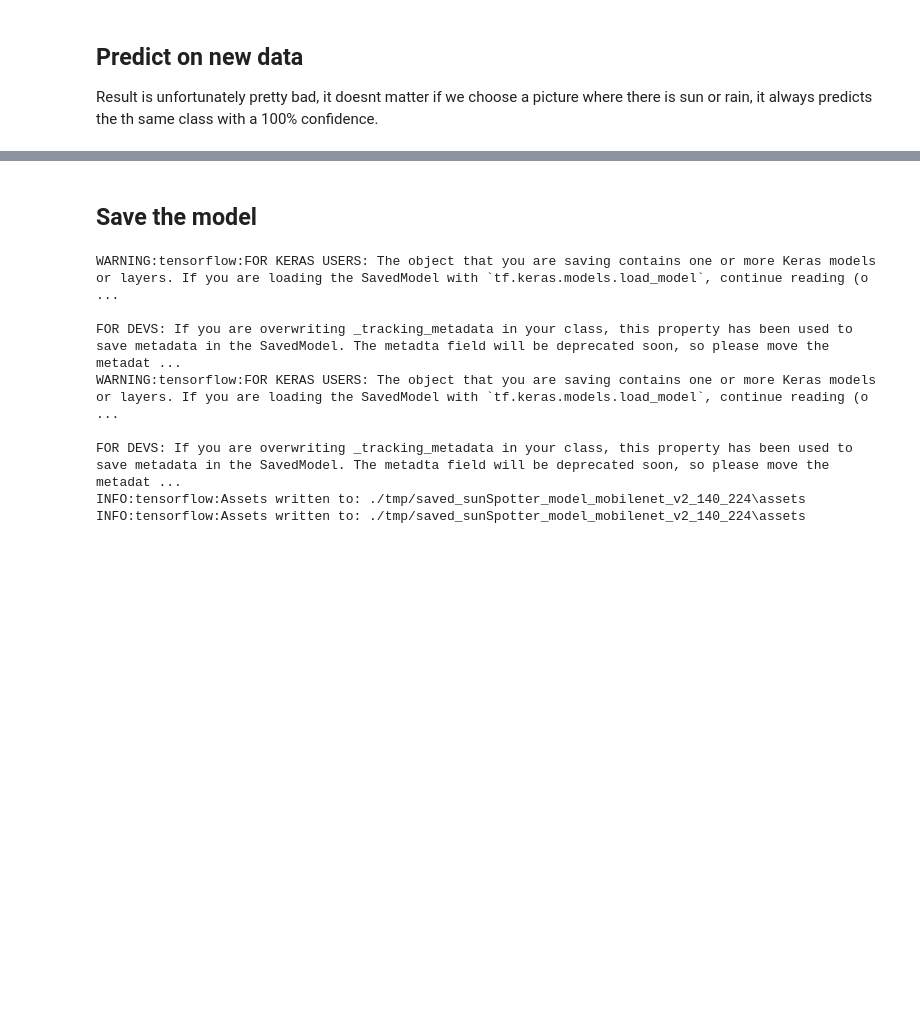
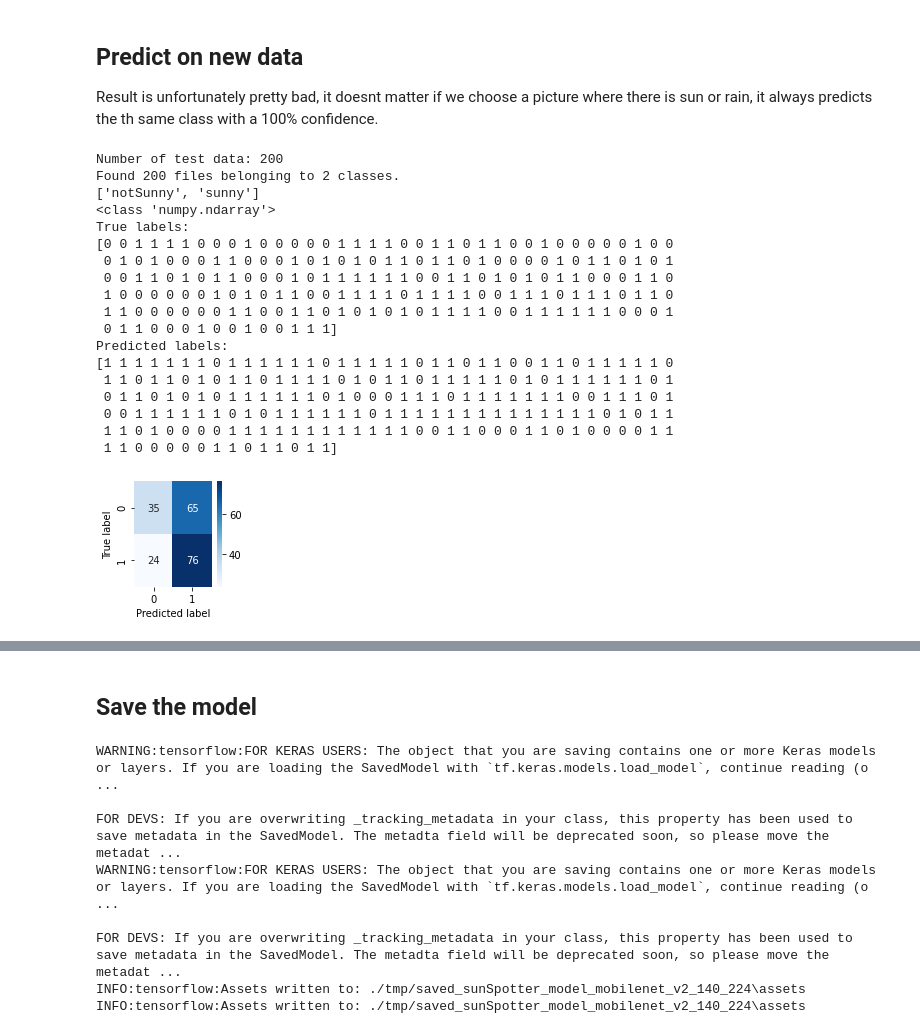
Before and after one commit to Sunspotter-Project/sunspotter-neural-network, a Jupyter notebook: code/jupyterNotebook/transferLearningCNNClassificationSunSpotter.ipynb, the cells around one changed output, grey strips where cells are left out. Cells and saved outputs as stored; diff of their text form; code cells hidden in the pictures; blank space fills up the shorter version.

Commit message:
add confusion matrix for test data and classification report

```diff
--- a/code/jupyterNotebook/transferLearningCNNClassificationSunSpotter.ipynb
+++ b/code/jupyterNotebook/transferLearningCNNClassificationSunSpotter.ipynb
@@ -112,5 +112,9 @@ import pathlib
 data_dir = "..\..\data\images-classified"
 data_dir = pathlib.Path(data_dir)
 print(data_dir)
+
+testData_dir = "..\..\\testData\images-classified"
+testData_dir = pathlib.Path(testData_dir)
+print(testData_dir)
 # %% [output]
 ..\..\data\images-classified
@@ -330,6 +353,69 @@ This image most unlikely belongs to rainy with a 24.47 percent confidence.
 ## Predict on new data
 
 Result is unfortunately pretty bad, it doesnt matter if we choose a picture where there is sun or rain, it always predicts the th same class with a 100% confidence.
+# %%
+#load test dataset with function image_dataset_from_directory
+image_test_count = len(list(testData_dir.glob('*/*.jpg')))
+print("Number of test data: {}".format(image_test_count))
+test_ds = tf.keras.preprocessing.image_dataset_from_directory(
+    testData_dir,
+    seed=123,
+    image_size=(IMAGE_SIZE[0], IMAGE_SIZE[1]),
+    batch_size=BATCH_SIZE)
+#AUTOTUNE = tf.data.AUTOTUNE
+#test_ds =  test_ds.cache().prefetch(buffer_size=AUTOTUNE)
+
+class_names = test_ds.class_names
+print(class_names)
+
+#print(test_ds)
+y = np.concatenate([y for x, y in test_ds], axis=0)
+print(type(y))
+print("True labels: \n{}".format(y))
+
+predictions = model.predict(test_ds)
+scores = np.empty_like(y)
+
+#print(y.size)
+#print(len(predictions))
+#print(scores.size)
+
+for i in range(len(predictions)):
+  score = tf.nn.softmax(predictions[i])
+  scores[i] = np.argmax(score)
+  #print(scores[i])
+
+print("Predicted labels: \n{}".format((scores)))
+
+con_mat_df = tf.math.confusion_matrix(labels= y, predictions = scores)
+
+import seaborn as sns
+figure = plt.figure(figsize=(2, 2))
+sns.heatmap(con_mat_df, annot=True,cmap=plt.cm.Blues)
+plt.tight_layout()
+plt.ylabel('True label')
+plt.xlabel('Predicted label')
+plt.show()
+# %% [output]
+Number of test data: 200
+Found 200 files belonging to 2 classes.
+['notSunny', 'sunny']
+<class 'numpy.ndarray'>
+True labels:
+[0 0 1 1 1 1 0 0 0 1 0 0 0 0 0 1 1 1 1 0 0 1 1 0 1 1 0 0 1 0 0 0 0 0 1 0 0
+ 0 1 0 1 0 0 0 1 1 0 0 0 1 0 1 0 1 0 1 1 0 1 1 0 1 0 0 0 0 1 0 1 1 0 1 0 1
+ 0 0 1 1 0 1 0 1 1 0 0 0 1 0 1 1 1 1 1 1 0 0 1 1 0 1 0 1 0 1 1 0 0 0 1 1 0
+ 1 0 0 0 0 0 0 1 0 1 0 1 1 0 0 1 1 1 1 0 1 1 1 1 0 0 1 1 1 0 1 1 1 0 1 1 0
+ 1 1 0 0 0 0 0 0 1 1 0 0 1 1 0 1 0 1 0 1 0 1 1 1 1 0 0 1 1 1 1 1 1 0 0 0 1
+ 0 1 1 0 0 0 1 0 0 1 0 0 1 1 1]
+Predicted labels:
+[1 1 1 1 1 1 1 0 1 1 1 1 1 1 0 1 1 1 1 1 0 1 1 0 1 1 0 0 1 1 0 1 1 1 1 1 0
+ 1 1 0 1 1 0 1 0 1 1 0 1 1 1 1 0 1 0 1 1 0 1 1 1 1 1 0 1 0 1 1 1 1 1 1 0 1
+ 0 1 1 0 1 0 1 0 1 1 1 1 1 1 0 1 0 0 0 1 1 1 0 1 1 1 1 1 1 1 0 0 1 1 1 0 1
+ 0 0 1 1 1 1 1 1 0 1 0 1 1 1 1 1 1 0 1 1 1 1 1 1 1 1 1 1 1 1 1 1 0 1 0 1 1
+ 1 1 0 1 0 0 0 0 1 1 1 1 1 1 1 1 1 1 1 1 0 0 1 1 0 0 0 1 1 0 1 0 0 0 0 1 1
+ 1 1 0 0 0 0 0 1 1 0 1 1 0 1 1]
+[figure, added]
 # %%
 #sunny_url = https://www.foto-webcam.eu/webcam/tschagguns/2021/06/01/1140_hu.jpg
 #sunny_url = https://www.foto-webcam.eu/webcam/tschagguns/2021/05/28/1510_hu.jpg
```
Also changed, not shown: parts of 15 cells of this notebook.
